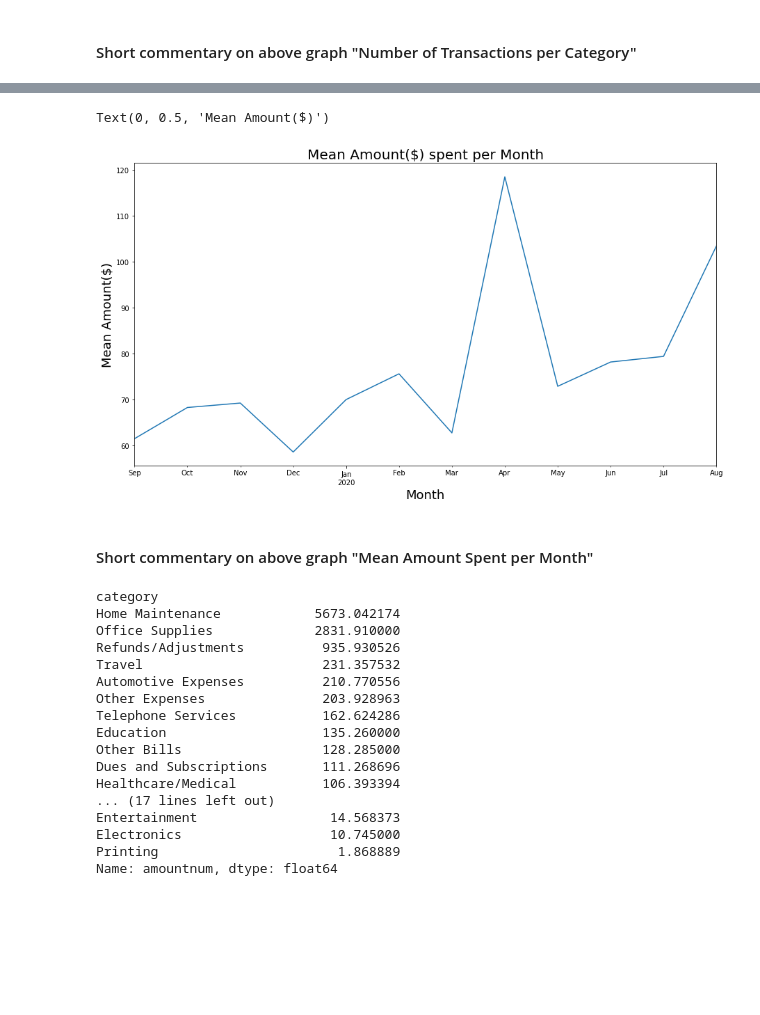
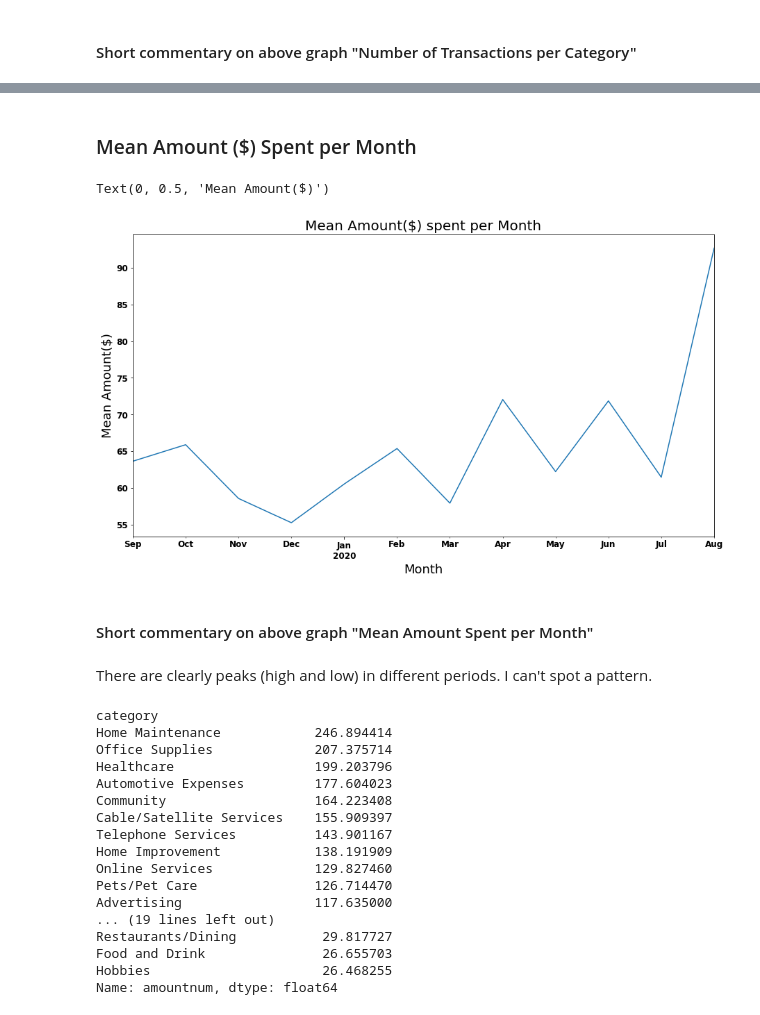
Before and after one commit to fariha23/recommendation_system_creditcard, a Jupyter notebook: notebooks/EDA.ipynb, the cells around one changed output, grey strips where cells are left out. Saved outputs shown, nothing was run; the diff lists cells and outputs as text; code cells hidden in the pictures; blank space fills up the shorter version.

```diff
--- a/notebooks/EDA.ipynb
+++ b/notebooks/EDA.ipynb
@@ -365,0 +509,5 @@ DatetimeIndex(['2020-08-20', '2020-08-20', '2020-08-20', '2020-08-20',
+# %%
+df1=df[['date','uid','category','simple_description','amountnum','city','state','zip_code','address','latitude','longitude','accountid']]
+df1=df1.set_index('date')
+df1.index=df1.index.normalize()
+df1.info() #non-null rows=52757
@@ -365,0 +622,15 @@ DatetimeIndex(['2020-08-20', '2020-08-20', '2020-08-20', '2020-08-20',
+# %%
+df1.drop(df1[(df1.index.month==5) & (df1.category=='Office Supplies') & (df1.accountid==10082151.0)].index, inplace=True)
+
+#Checking:
+assert df1[(df1.index.month==5) & (df1.category=='Office Supplies') & (df1.accountid==10082151.0)].empty
+# %%
+df1.drop(df1[(df1.index.month==6) & (df1.category=='Office Supplies') & (df1.accountid==10082151.0)].index, inplace=True)
+
+#Checking:
+assert df1[(df1.index.month==6) & (df1.category=='Office Supplies') & (df1.accountid==10082151.0)].empty
+# %%
+df1.drop(df1[(df1.index.month==7) & (df1.category=='Office Supplies') & (df1.accountid==10082151.0)].index, inplace=True)
+
+#Checking:
+assert df1[(df1.index.month==7) & (df1.category=='Office Supplies') & (df1.accountid==10082151.0)].empty
@@ -366,13 +650,14 @@ DatetimeIndex(['2020-08-20', '2020-08-20', '2020-08-20', '2020-08-20',
+# %% [markdown]
+### Mean Amount (\$\) Spent per Month
 # %%
 fig, ax = plt.subplots(1, 1, figsize=(15, 8))
-
-s.resample('M').mean().plot(ax=ax)
+df1['amountnum'].resample('M').mean().plot(ax=ax)
 
 plt.title('Mean Amount($) spent per Month', fontsize=20)
 plt.xlabel("Month", fontsize=18)
 plt.ylabel("Mean Amount($)", fontsize=18)
 # %% [output]
 Text(0, 0.5, 'Mean Amount($)')
-[figure, old version]
+[figure, new version]
 # %% [markdown]
 #### Short commentary on above graph "Mean Amount Spent per Month"
@@ -381,22 +664,23 @@ Text(0, 0.5, 'Mean Amount($)')
+# %% [markdown]
+There are clearly peaks (high and low) in different periods. I can't spot a pattern.
 # %%
-#Mean amount per category in April 2020 in descending order
-df_mean_Apr=df[pd.to_datetime(df['date']).dt.month == 4].groupby(['category']).mean('amountnum')['amountnum']
-df_mean_Apr.sort_values(ascending=False)
+#Mean Amount spent per category (all months)
+df1.groupby(['category']).mean('amountnum')['amountnum'].sort_values(ascending=False)
 # %% [output]
 category
-Home Maintenance            5673.042174
-Office Supplies             2831.910000
-Refunds/Adjustments          935.930526
-Travel                       231.357532
-Automotive Expenses          210.770556
-Other Expenses               203.928963
-Telephone Services           162.624286
-Education                    135.260000
-Other Bills                  128.285000
-Dues and Subscriptions       111.268696
-Healthcare/Medical           106.393394
-... (17 lines left out)
-Entertainment                 14.568373
-Electronics                   10.745000
-Printing                       1.868889
+Home Maintenance            246.894414
+Office Supplies             207.375714
+Healthcare                  199.203796
+Automotive Expenses         177.604023
+Community                   164.223408
+Cable/Satellite Services    155.909397
+Telephone Services          143.901167
+Home Improvement            138.191909
+Online Services             129.827460
+Pets/Pet Care               126.714470
+Advertising                 117.635000
+... (19 lines left out)
+Restaurants/Dining           29.817727
+Food and Drink               26.655703
+Hobbies                      26.468255
 Name: amountnum, dtype: float64
```
Also changed, not shown: parts of 103 cells of this notebook.
